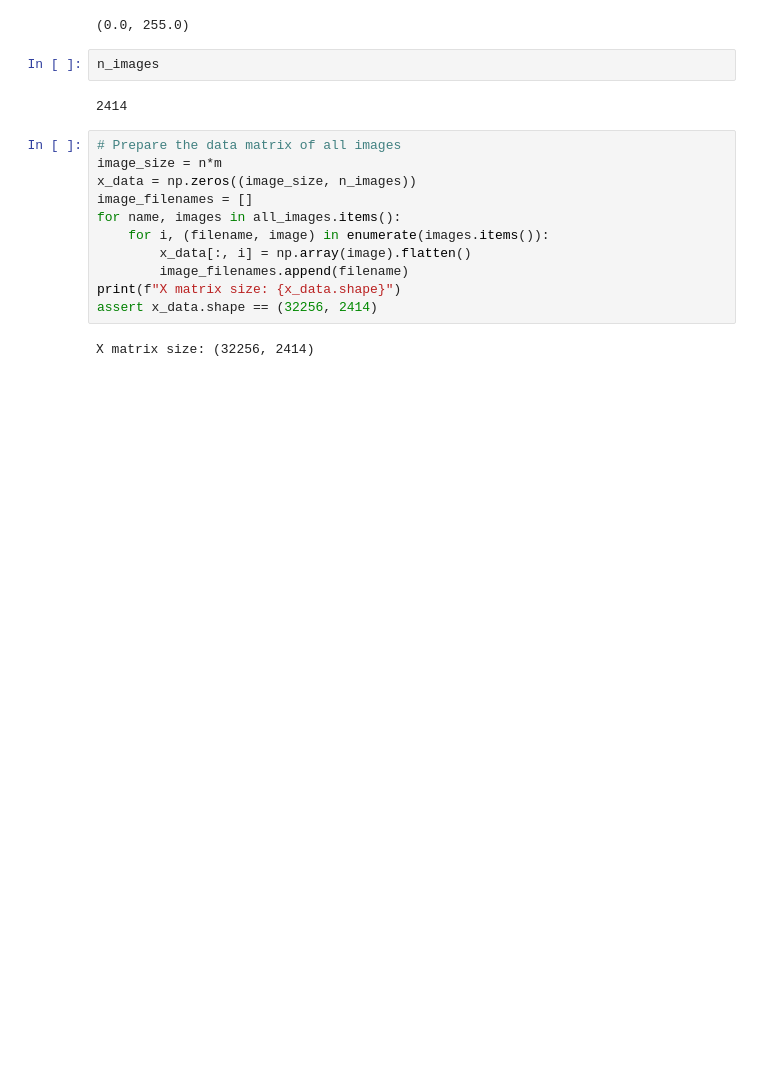
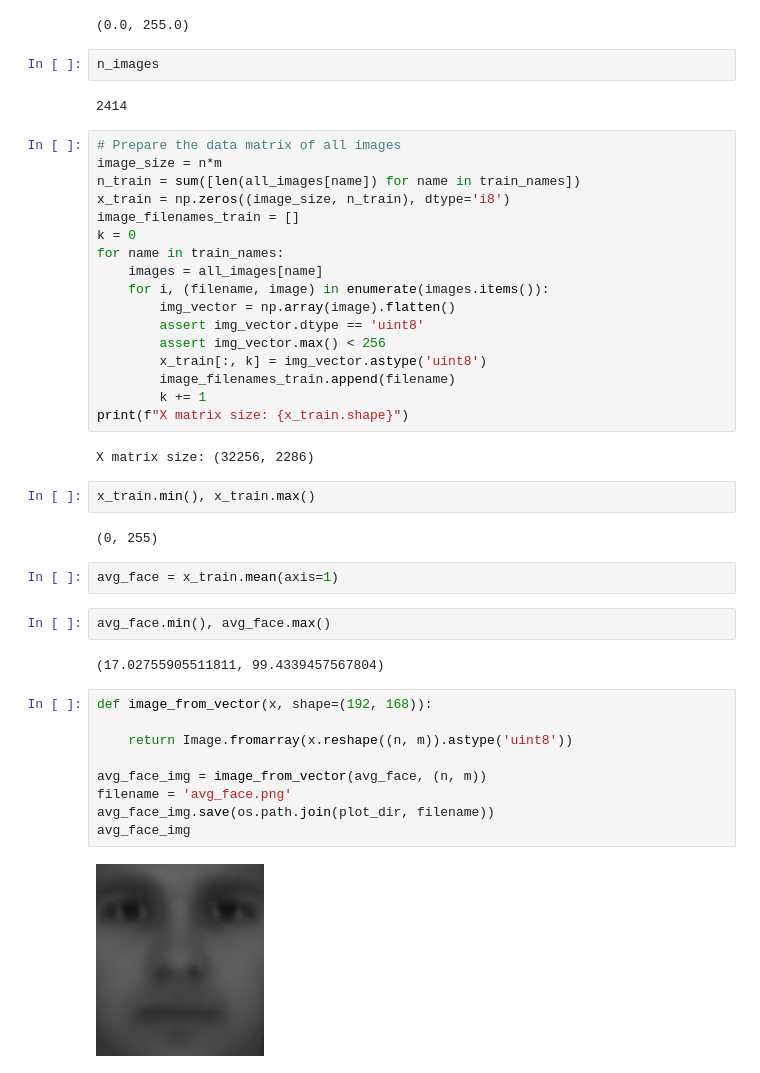
Before and after one commit to billtubbs/mech-575, a Jupyter notebook: Chapter-1-eigenfaces-example.ipynb, the cells around one changed output. Drawn from its saved outputs; the diff is of its cells as text; blank space fills up the shorter version.

```diff
--- a/Chapter-1-eigenfaces-example.ipynb
+++ b/Chapter-1-eigenfaces-example.ipynb
@@ -185,13 +185,40 @@ n_images
 # %%
 # Prepare the data matrix of all images
 image_size = n*m
-x_data = np.zeros((image_size, n_images))
-image_filenames = []
-for name, images in all_images.items():
+n_train = sum([len(all_images[name]) for name in train_names])
+x_train = np.zeros((image_size, n_train), dtype='i8')
+image_filenames_train = []
+k = 0
+for name in train_names:
+    images = all_images[name]
     for i, (filename, image) in enumerate(images.items()):
-        x_data[:, i] = np.array(image).flatten()
-        image_filenames.append(filename)
-print(f"X matrix size: {x_data.shape}")
-assert x_data.shape == (32256, 2414)
+        img_vector = np.array(image).flatten()
+        assert img_vector.dtype == 'uint8'
+        assert img_vector.max() < 256
+        x_train[:, k] = img_vector.astype('uint8')
+        image_filenames_train.append(filename)
+        k += 1
+print(f"X matrix size: {x_train.shape}")
 # %% [output]
-X matrix size: (32256, 2414)
+X matrix size: (32256, 2286)
+# %%
+x_train.min(), x_train.max()
+# %% [output]
+(0, 255)
+# %%
+avg_face = x_train.mean(axis=1)
+# %%
+avg_face.min(), avg_face.max()
+# %% [output]
+(17.02755905511811, 99.4339457567804)
+# %%
+def image_from_vector(x, shape=(192, 168)):
+
+    return Image.fromarray(x.reshape((n, m)).astype('uint8'))
+
+avg_face_img = image_from_vector(avg_face, (n, m))
+filename = 'avg_face.png'
+avg_face_img.save(os.path.join(plot_dir, filename))
+avg_face_img
+# %% [output]
+[figure, added]
```
Also changed, not shown: parts of 25 cells of this notebook.
